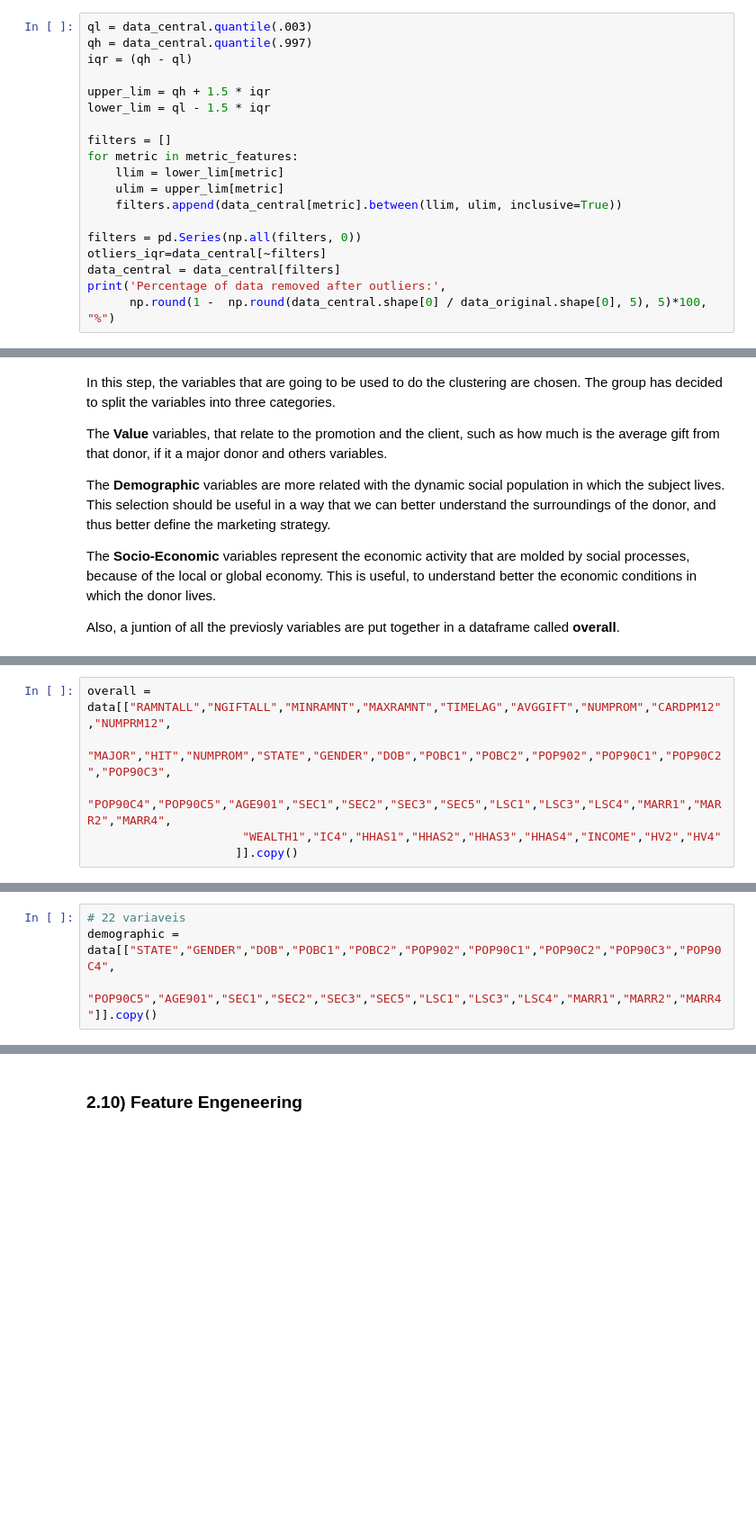
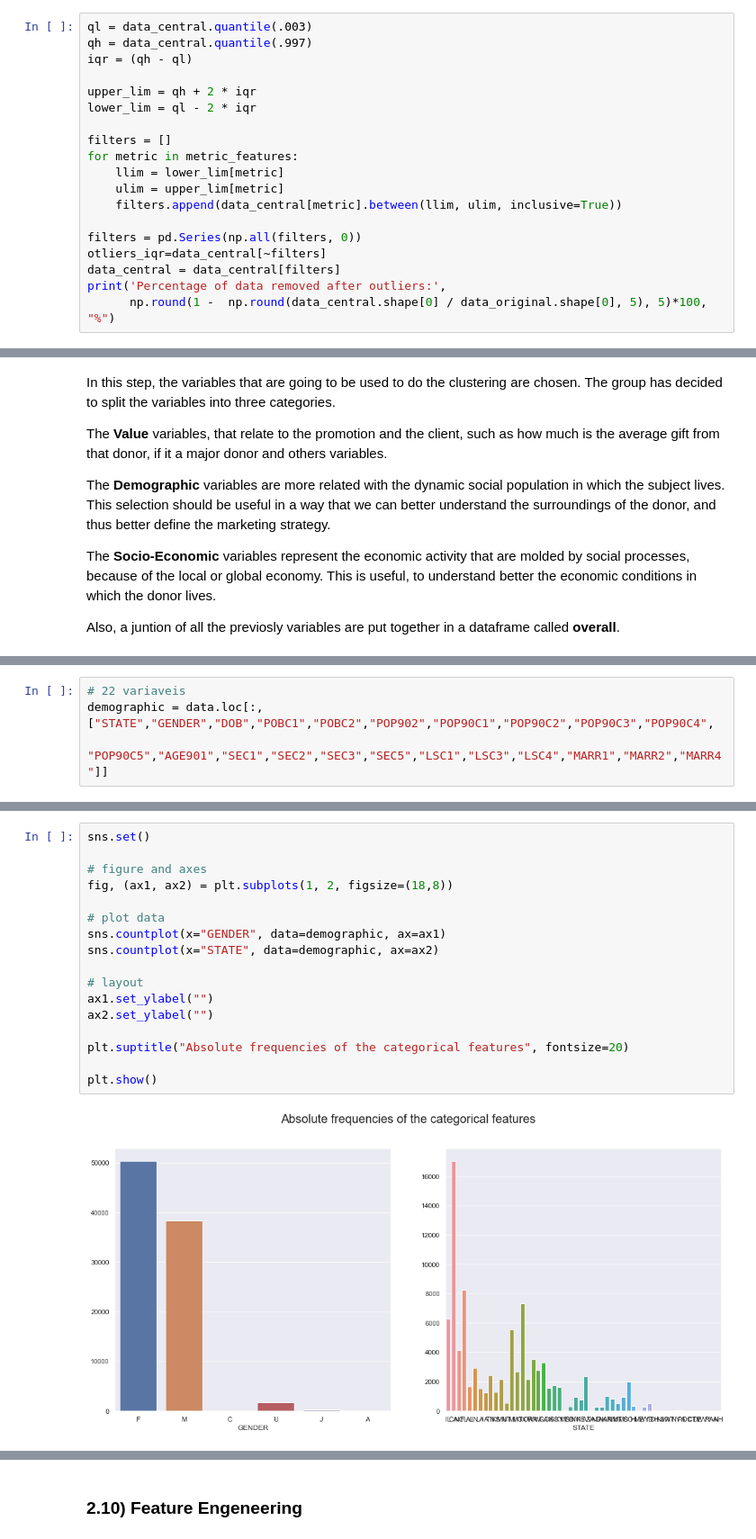
Before and after one commit to its-pedrofonseca/Data-Mining-Project, a Jupyter notebook: Data Cleaning Default Final.ipynb, the cells around one changed output, grey strips where cells are left out. Shown at 90% size. Drawn from its saved outputs; the diff is of its cells as text; blank space fills up the shorter version.

```diff
--- a/Data Cleaning Default Final.ipynb
+++ b/Data Cleaning Default Final.ipynb
@@ -440,8 +440,8 @@ ql = data_central.quantile(.003)
 qh = data_central.quantile(.997)
 iqr = (qh - ql)
 
-upper_lim = qh + 1.5 * iqr
-lower_lim = ql - 1.5 * iqr
+upper_lim = qh + 2 * iqr
+lower_lim = ql - 2 * iqr
 
 filters = []
 for metric in metric_features:
@@ -537,6 +498,4 @@ Also, a juntion of all the previosly variables are put together in a dataframe c
 # %%
-overall = data[["RAMNTALL","NGIFTALL","MINRAMNT","MAXRAMNT","TIMELAG","AVGGIFT","NUMPROM","CARDPM12","NUMPRM12",
-                      "MAJOR","HIT","NUMPROM","STATE","GENDER","DOB","POBC1","POBC2","POP902","POP90C1","POP90C2","POP90C3",
-                      "POP90C4","POP90C5","AGE901","SEC1","SEC2","SEC3","SEC5","LSC1","LSC3","LSC4","MARR1","MARR2","MARR4",
-                      "WEALTH1","IC4","HHAS1","HHAS2","HHAS3","HHAS4","INCOME","HV2","HV4"
-                     ]].copy()
+# 22 variaveis
+demographic = data.loc[:,["STATE","GENDER","DOB","POBC1","POBC2","POP902","POP90C1","POP90C2","POP90C3","POP90C4",
+                          "POP90C5","AGE901","SEC1","SEC2","SEC3","SEC5","LSC1","LSC3","LSC4","MARR1","MARR2","MARR4"]]
@@ -547,6 +502,2 @@ value = data[["RAMNTALL","NGIFTALL","MINRAMNT","MAXRAMNT","TIMELAG","AVGGIFT",
-# %%
-# 22 variaveis
-demographic = data[["STATE","GENDER","DOB","POBC1","POBC2","POP902","POP90C1","POP90C2","POP90C3","POP90C4",
-                          "POP90C5","AGE901","SEC1","SEC2","SEC3","SEC5","LSC1","LSC3","LSC4","MARR1","MARR2","MARR4"]].copy()
 # %%
 # 9 variaveis
@@ -560,0 +579,19 @@ numerical = ["RAMNTALL","NGIFTALL","MINRAMNT","MAXRAMNT","TIMELAG","AVGGIFT","NU
+# %%
+sns.set()
+
+# figure and axes
+fig, (ax1, ax2) = plt.subplots(1, 2, figsize=(18,8))
+
+# plot data
+sns.countplot(x="GENDER", data=demographic, ax=ax1)
+sns.countplot(x="STATE", data=demographic, ax=ax2)
+
+# layout
+ax1.set_ylabel("")
+ax2.set_ylabel("")
+
+plt.suptitle("Absolute frequencies of the categorical features", fontsize=20)
+
+plt.show()
+# %% [output]
+[figure, added]
```
Also changed, not shown: parts of 109 cells of this notebook.
